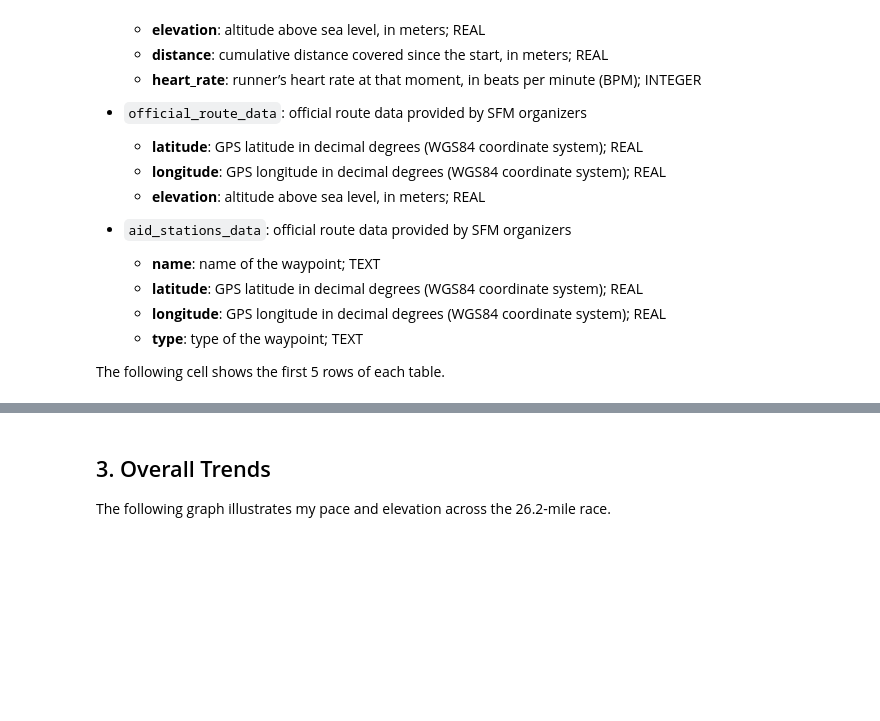
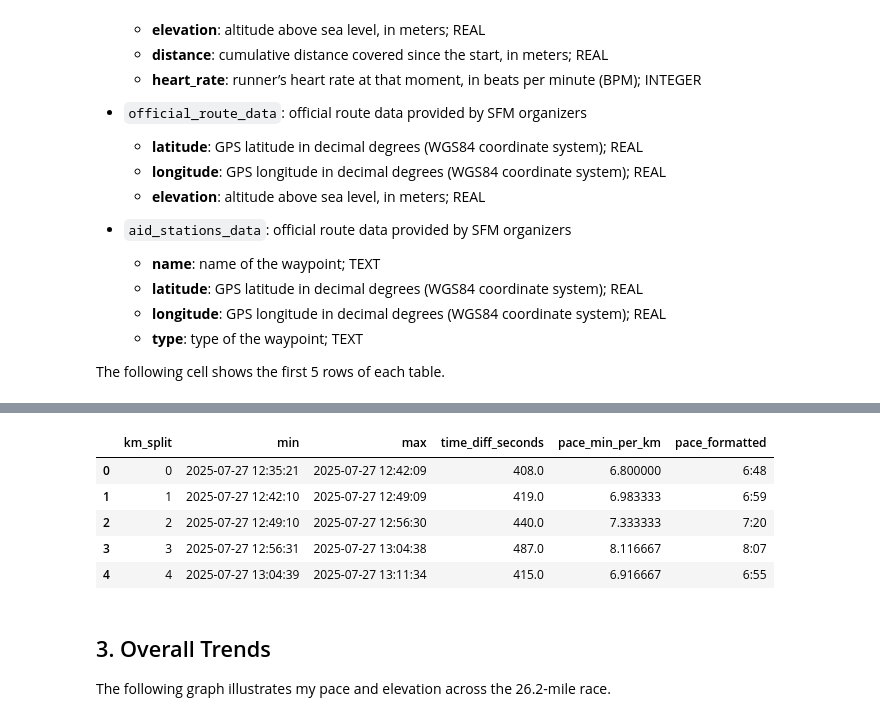
Before and after one commit to SuiseiNakagawa/marathon_data_analysis, a Jupyter notebook: notebooks/marathon_analysis.ipynb, the cells around one changed output, grey strips where cells are left out. Drawn from its saved outputs; the diff is of its cells as text; code cells hidden in the pictures; blank space fills up the shorter version.

```diff
--- a/notebooks/marathon_analysis.ipynb
+++ b/notebooks/marathon_analysis.ipynb
@@ -276,6 +295,32 @@ fig.update_layout(
 )
 
 fig.show()
+# %%
+# Create km splits and calculate pace per kilometer
+tcx_df['km_split'] = tcx_df['distance_km'].astype(int)
+tcx_df['time'] = pd.to_datetime(tcx_df['time'])
+
+def format_pace_value(pace):
+    if pace is None or np.isnan(pace):
+        return None
+    minutes = int(pace)
+    seconds = int(round((pace - minutes) * 60))
+    return f"{minutes}:{seconds:02d}"
+
+# Aggregate by km and calculate pace from time differences
+splits = tcx_df.groupby('km_split')['time'].agg(['min', 'max']).reset_index()
+splits['time_diff_seconds'] = (splits['max'] - splits['min']).dt.total_seconds()
+splits['pace_min_per_km'] = splits['time_diff_seconds'] / 60.0
+splits['pace_formatted'] = splits['pace_min_per_km'].apply(format_pace_value)
+
+splits.head()
+# %% [output]
+|  | km_split | min | max | time_diff_seconds | pace_min_per_km | pace_formatted |
+| 0 | 0 | 2025-07-27 12:35:21 | 2025-07-27 12:42:09 | 408.0 | 6.800000 | 6:48 |
+| 1 | 1 | 2025-07-27 12:42:10 | 2025-07-27 12:49:09 | 419.0 | 6.983333 | 6:59 |
+| 2 | 2 | 2025-07-27 12:49:10 | 2025-07-27 12:56:30 | 440.0 | 7.333333 | 7:20 |
+| 3 | 3 | 2025-07-27 12:56:31 | 2025-07-27 13:04:38 | 487.0 | 8.116667 | 8:07 |
+| 4 | 4 | 2025-07-27 13:04:39 | 2025-07-27 13:11:34 | 415.0 | 6.916667 | 6:55 |
 # %% [markdown]
 ## 3. Overall Trends
 
```
Also changed, not shown: parts of 10 cells of this notebook, 2 other files.
